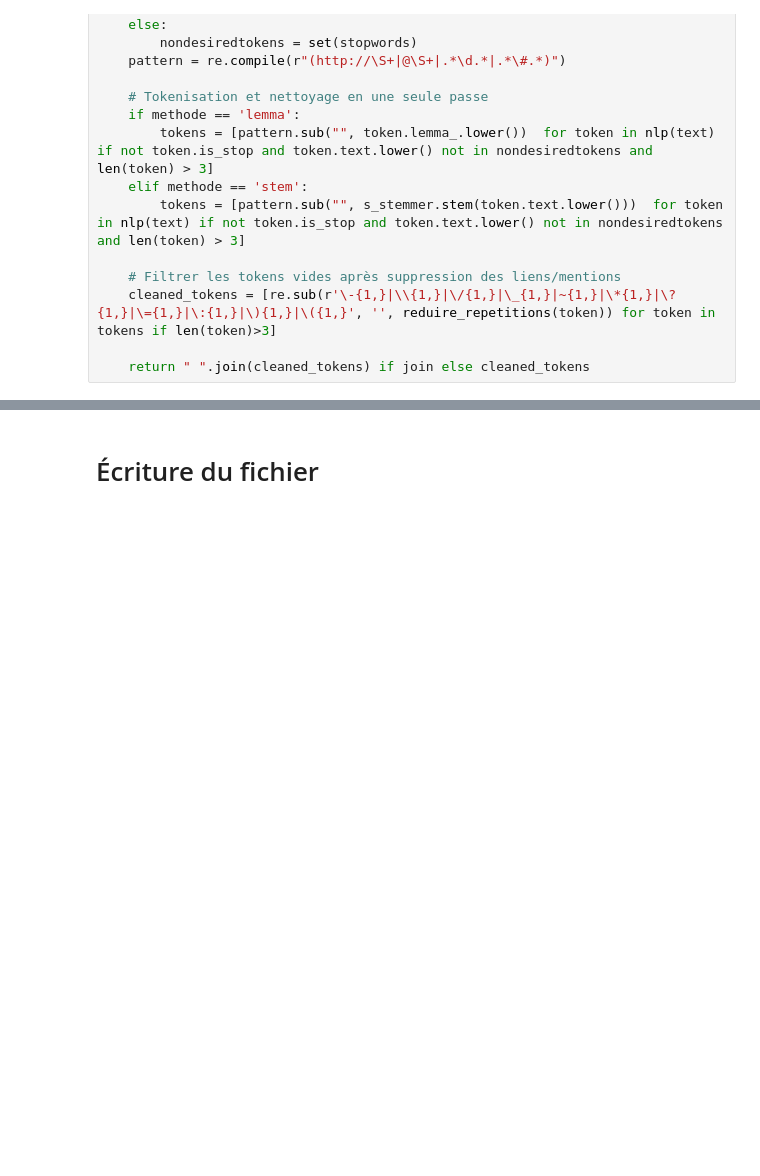
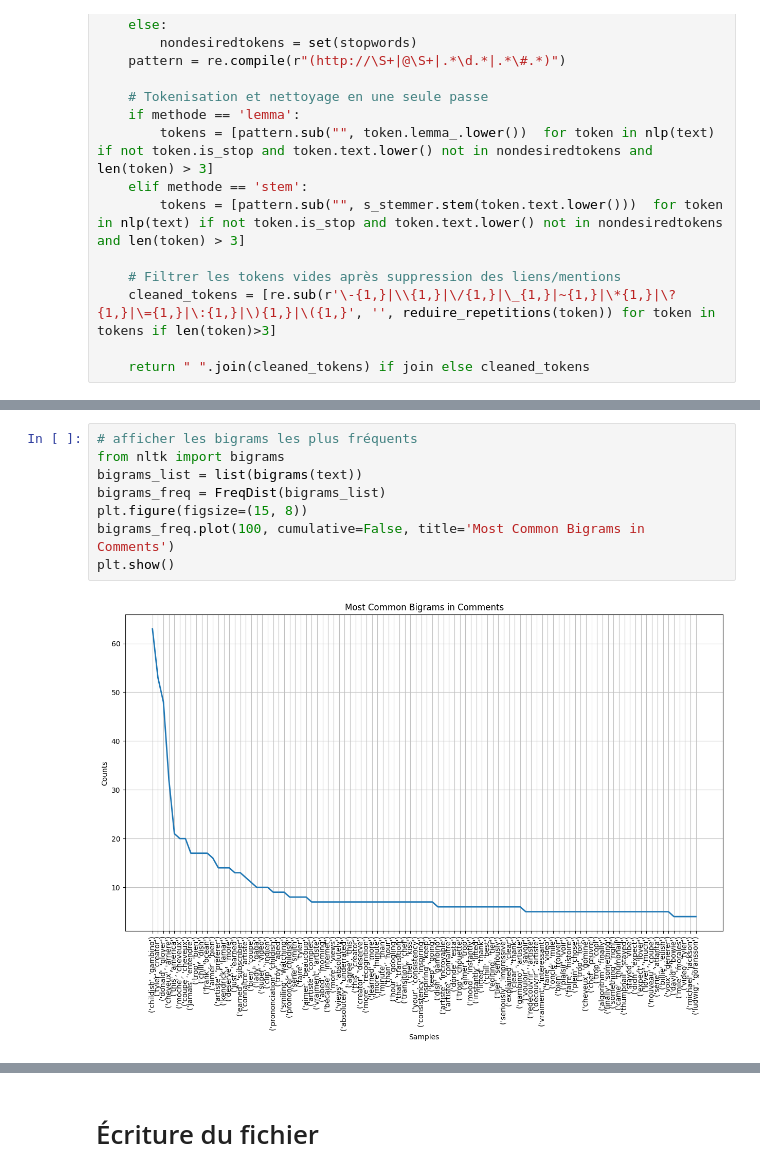
Before and after one commit to Carla-FL/Projet-RNCP, a Jupyter notebook: notebooks/2_preprocessing.ipynb, the cells around one changed output, grey strips where cells are left out. Drawn from its saved outputs; the diff is of its cells as text; blank space fills up the shorter version.

```diff
--- a/notebooks/2_preprocessing.ipynb
+++ b/notebooks/2_preprocessing.ipynb
@@ -85,0 +91,10 @@ df.head()
+# %%
+# afficher les bigrams les plus fréquents
+from nltk import bigrams
+bigrams_list = list(bigrams(text))
+bigrams_freq = FreqDist(bigrams_list)
+plt.figure(figsize=(15, 8))
+bigrams_freq.plot(100, cumulative=False, title='Most Common Bigrams in Comments')
+plt.show()
+# %% [output]
+[figure, added]
```
Also changed, not shown: parts of 6 cells of this notebook, 4 other files.
